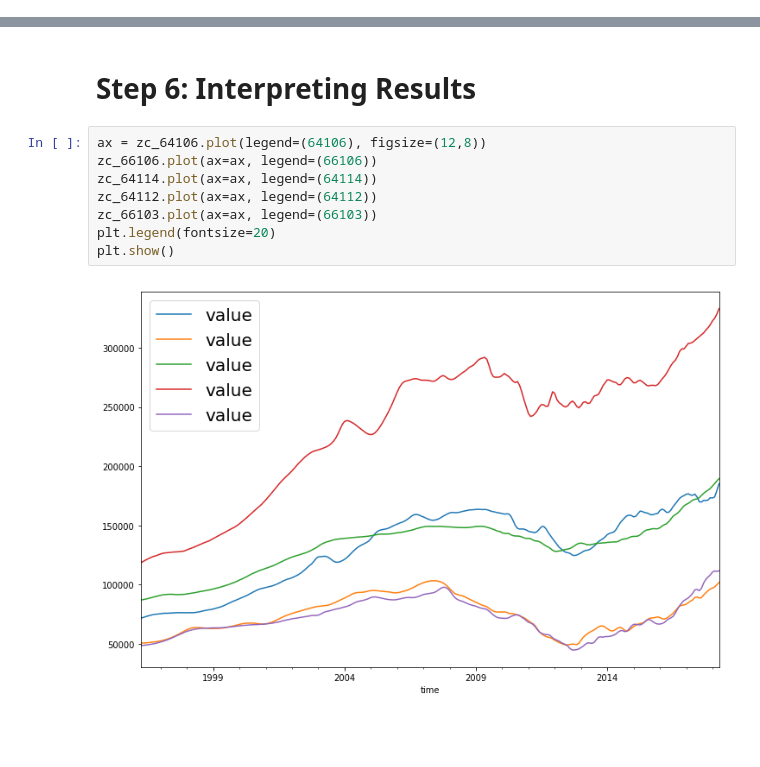
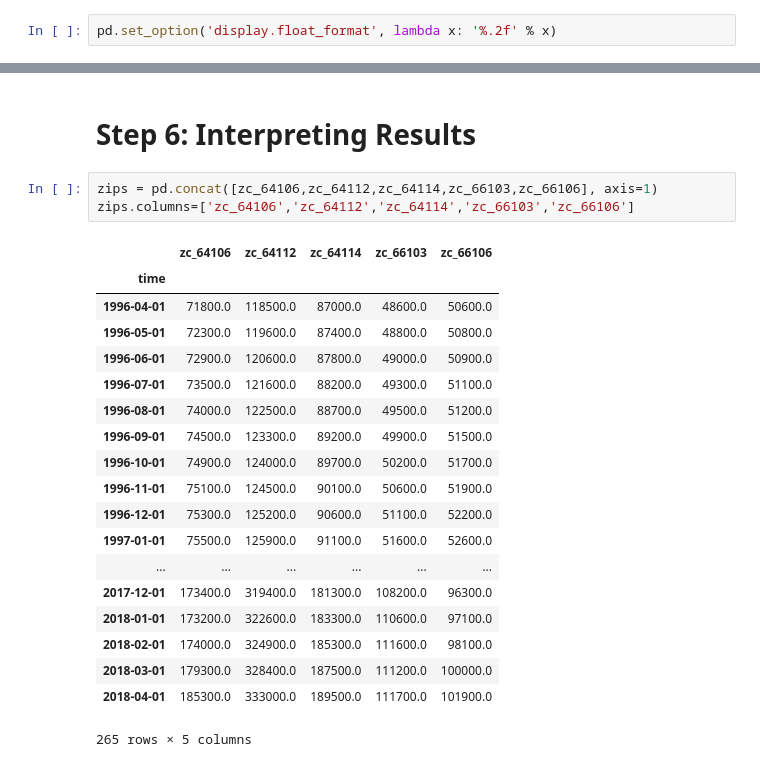
Before and after one commit to illumi91/dsc-mod-4-project-online-ds-pt-051319, a Jupyter notebook: mod_4_starter_notebook.ipynb, the cells around one changed output, grey strips where cells are left out. Saved outputs shown, nothing was run; the diff lists cells and outputs as text; blank space fills up the shorter version.

```diff
--- a/mod_4_starter_notebook.ipynb
+++ b/mod_4_starter_notebook.ipynb
@@ -321,0 +348,2 @@ top_5
+# %%
+pd.set_option('display.float_format', lambda x: '%.2f' % x)
@@ -742,13 +860,26 @@ array([112654.90439252, 113401.16151851, 114000.41666918, 114496.10189965,
        122297.56358632, 122546.27835392, 122794.99112414, 123043.70248713])
 # %% [markdown]
 # Step 6: Interpreting Results
-# %%
-ax = zc_64106.plot(legend=(64106), figsize=(12,8))
-zc_66106.plot(ax=ax, legend=(66106))
-zc_64114.plot(ax=ax, legend=(64114))
-zc_64112.plot(ax=ax, legend=(64112))
-zc_66103.plot(ax=ax, legend=(66103))
-plt.legend(fontsize=20)
-plt.show()
-# %% [output]
-[figure, removed]
+# %%
+zips = pd.concat([zc_64106,zc_64112,zc_64114,zc_66103,zc_66106], axis=1)
+zips.columns=['zc_64106','zc_64112','zc_64114','zc_66103','zc_66106']
+# %% [output]
+|  | zc_64106 | zc_64112 | zc_64114 | zc_66103 | zc_66106 |
+| time |  |  |  |  |  |
+| 1996-04-01 | 71800.0 | 118500.0 | 87000.0 | 48600.0 | 50600.0 |
+| 1996-05-01 | 72300.0 | 119600.0 | 87400.0 | 48800.0 | 50800.0 |
+| 1996-06-01 | 72900.0 | 120600.0 | 87800.0 | 49000.0 | 50900.0 |
+| 1996-07-01 | 73500.0 | 121600.0 | 88200.0 | 49300.0 | 51100.0 |
+| 1996-08-01 | 74000.0 | 122500.0 | 88700.0 | 49500.0 | 51200.0 |
+| 1996-09-01 | 74500.0 | 123300.0 | 89200.0 | 49900.0 | 51500.0 |
+| 1996-10-01 | 74900.0 | 124000.0 | 89700.0 | 50200.0 | 51700.0 |
+| 1996-11-01 | 75100.0 | 124500.0 | 90100.0 | 50600.0 | 51900.0 |
+| 1996-12-01 | 75300.0 | 125200.0 | 90600.0 | 51100.0 | 52200.0 |
+| 1997-01-01 | 75500.0 | 125900.0 | 91100.0 | 51600.0 | 52600.0 |
+| ... | ... | ... | ... | ... | ... |
+| 2017-12-01 | 173400.0 | 319400.0 | 181300.0 | 108200.0 | 96300.0 |
+| 2018-01-01 | 173200.0 | 322600.0 | 183300.0 | 110600.0 | 97100.0 |
+| 2018-02-01 | 174000.0 | 324900.0 | 185300.0 | 111600.0 | 98100.0 |
+| 2018-03-01 | 179300.0 | 328400.0 | 187500.0 | 111200.0 | 100000.0 |
+| 2018-04-01 | 185300.0 | 333000.0 | 189500.0 | 111700.0 | 101900.0 |
+265 rows × 5 columns
```
Also changed, not shown: parts of 34 cells of this notebook.
